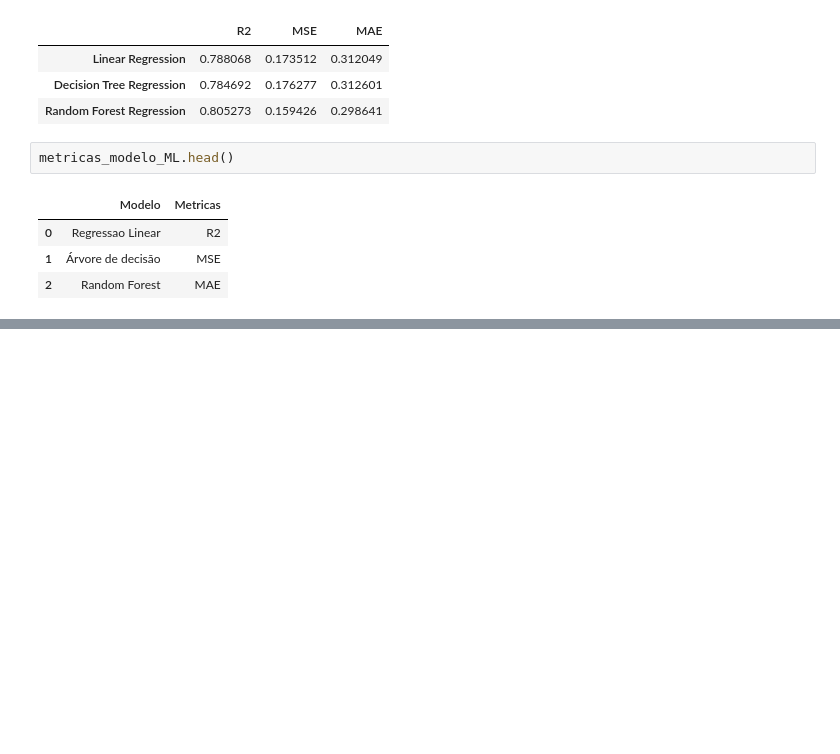
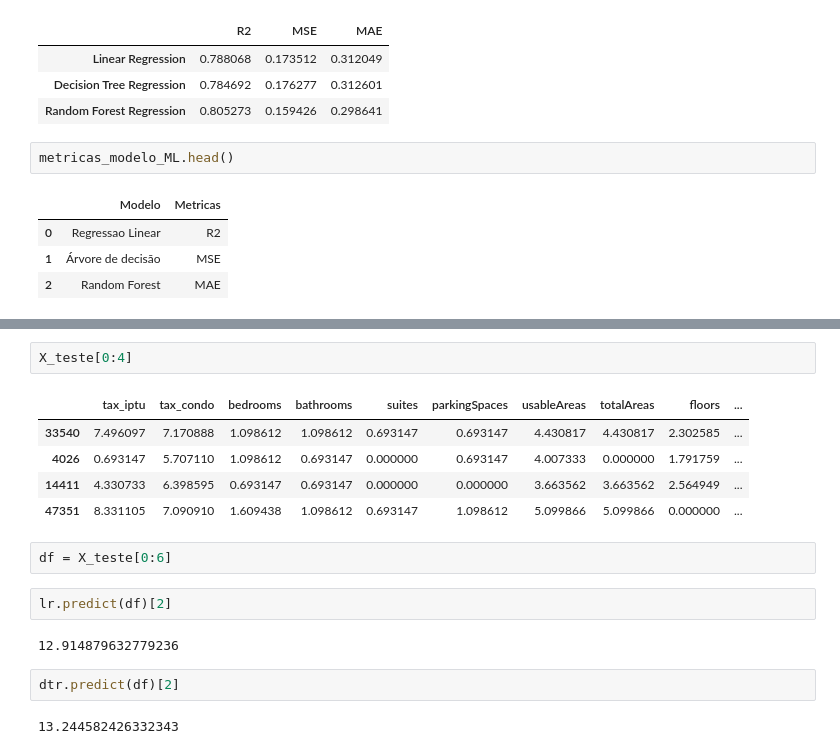
Before and after one commit to danielvieira95/IABD, a Jupyter notebook: codigos/aula07-turmab-regressao.ipynb, the cells around one changed output, grey strips where cells are left out. Drawn from its saved outputs; the diff is of its cells as text; blank space fills up the shorter version.

```diff
--- a/codigos/aula07-turmab-regressao.ipynb
+++ b/codigos/aula07-turmab-regressao.ipynb
@@ -779,0 +738,18 @@ metricas_modelo_ML.head()
+# %%
+X_teste[0:4]
+# %% [output]
+|  | tax_iptu | tax_condo | bedrooms | bathrooms | suites | parkingSpaces | usableAreas | totalAreas | floors | ... |
+| 33540 | 7.496097 | 7.170888 | 1.098612 | 1.098612 | 0.693147 | 0.693147 | 4.430817 | 4.430817 | 2.302585 | ... |
+| 4026 | 0.693147 | 5.707110 | 1.098612 | 0.693147 | 0.000000 | 0.693147 | 4.007333 | 0.000000 | 1.791759 | ... |
+| 14411 | 4.330733 | 6.398595 | 0.693147 | 0.693147 | 0.000000 | 0.000000 | 3.663562 | 3.663562 | 2.564949 | ... |
+| 47351 | 8.331105 | 7.090910 | 1.609438 | 1.098612 | 0.693147 | 1.098612 | 5.099866 | 5.099866 | 0.000000 | ... |
+# %%
+df = X_teste[0:6]
+# %%
+lr.predict(df)[2]
+# %% [output]
+12.914879632779236
+# %%
+dtr.predict(df)[2]
+# %% [output]
+13.244582426332343
```
Also changed, not shown: parts of 16 cells of this notebook.
